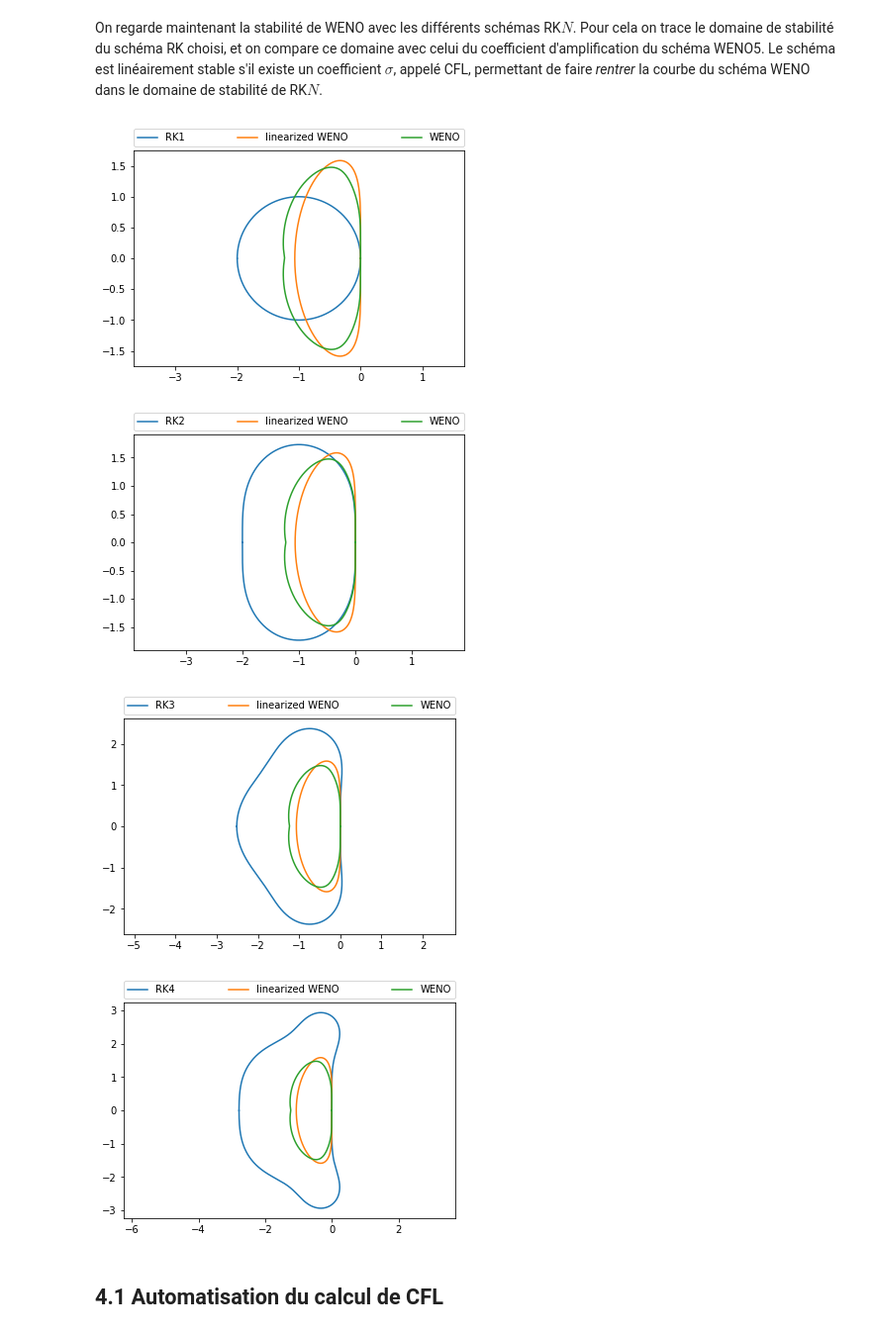
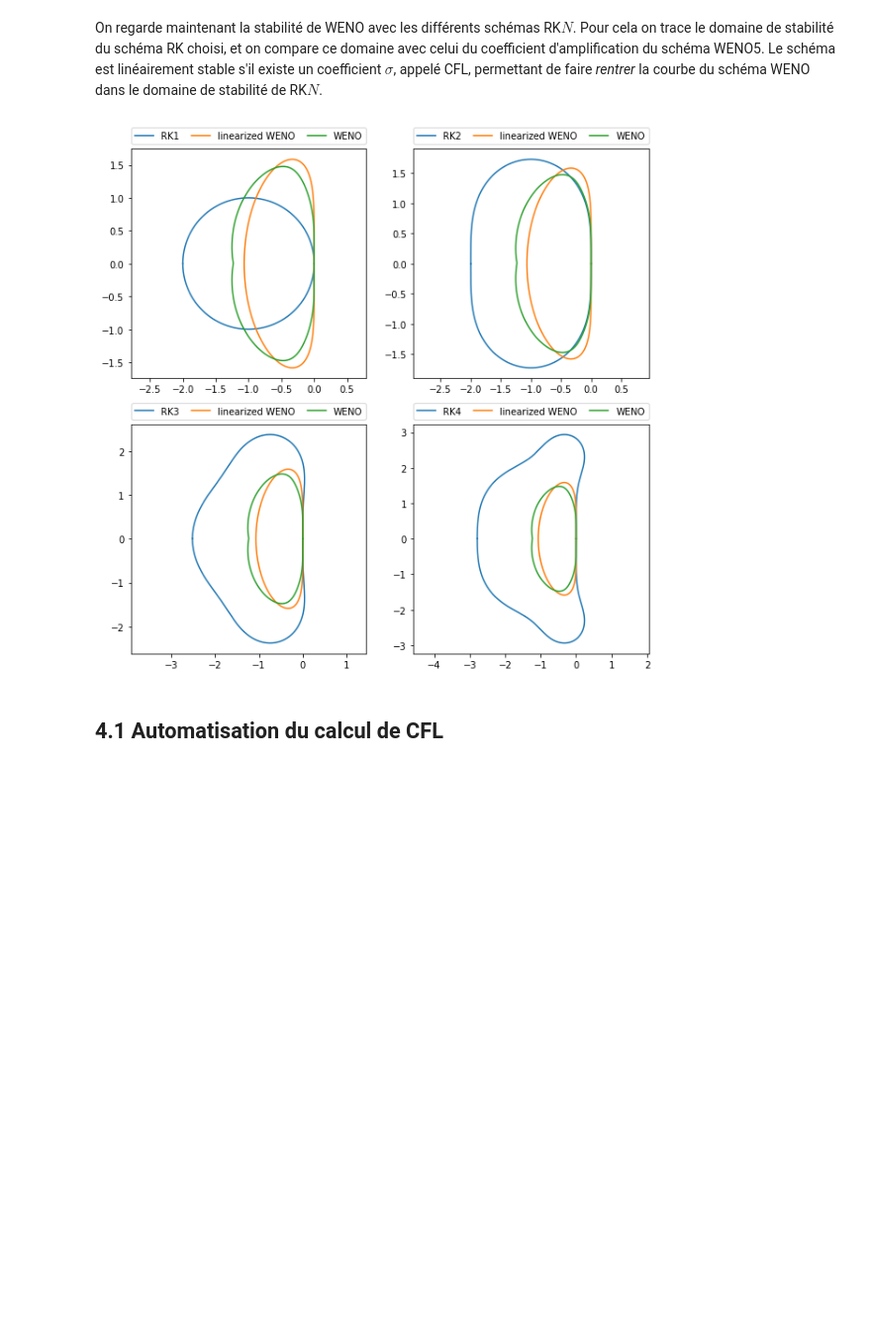
Before and after one commit to kivvix/miMaS, a Jupyter notebook: notebook/cfl.ipynb, the cells around one changed output. Shown at 99% size. Saved outputs shown, nothing was run; the diff lists cells and outputs as text; code cells hidden in the pictures; blank space fills up the shorter version.

```diff
--- a/notebook/cfl.ipynb
+++ b/notebook/cfl.ipynb
@@ -697,10 +698,10 @@ for n in range(1,57,1):
   else:
     msize = 1
   bn = b_poly(p.subs(a,sp.Rational(1,n)))
-  plt.plot(*reim(bn),'.',markersize=msize,label="alpha {}".format(sp.Rational(1,n)))
+  plt.plot(*reim(bn),'.',markersize=msize,label="$\\alpha = {}$".format(sp.latex(sp.Rational(1,n))))
 print()
 plt.plot(*reim(b3),label="ERK SSP(3,3)")
-plt.legend(bbox_to_anchor=(0., 1.02, 1.,.102),loc=3,ncol=5,mode="expand",borderaxespad=0.,markerscale=10)
+plt.legend(bbox_to_anchor=(0., 1.02, 1.,.102),loc=3,ncol=8,mode="expand",borderaxespad=0.,markerscale=10)
 plt.show()
 plt.rcParams['figure.figsize'] = save_figsize
 # %% [output]
@@ -726,13 +727,13 @@ for n in range(1,17,1):
   else:
     msize = 1
   bn = b_poly(p.subs(a,sp.Rational(1,n)))
-  plt.plot(*reim(bn),'.',markersize=msize,label="alpha {}".format(sp.Rational(1,n)))
+  plt.plot(*reim(bn),'.',markersize=msize,label="$\\alpha = {}$".format(sp.latex(sp.Rational(1,n))))
 print()
 
 plt.plot(*reim(b3),label="ERK SSP(3,3)")
 plt.plot(*reim(b2),label="ERK SSP(2,2)")
 
-plt.legend(bbox_to_anchor=(0., 1.02, 1.,.102),loc=4,ncol=5,mode="expand",borderaxespad=0.,markerscale=10)
+plt.legend(bbox_to_anchor=(0., 1.02, 1.,.102),loc=4,ncol=8,mode="expand",borderaxespad=0.,markerscale=10)
 plt.show()
 plt.rcParams['figure.figsize'] = save_figsize
 # %% [output]
@@ -751,7 +752,7 @@ plt.rcParams['figure.figsize'] = [10, 8]
 for n in (3,4,5,7,8):
   print(n,end="\r")
   bn = b_poly(p.subs(a,sp.Rational(1,n)))
-  plt.plot(*reim(bn),'.',markersize=msize,label="alpha {}".format(sp.Rational(1,n)))
+  plt.plot(*reim(bn),'.',markersize=msize,label="$\\alpha = {}$".format(sp.latex(sp.Rational(1,n))))
 print()
 plt.plot(*reim(b3),label="ERK SSP(3,3)")
 plt.legend(bbox_to_anchor=(0., 1.02, 1.,.102),loc=8,ncol=6,mode="expand",borderaxespad=0.,markerscale=10)
@@ -850,11 +851,11 @@ p = poly_RKsn(3)
 for n in (20,22,24,26,28):
   print(n,end="\r")
   bn = b_poly(p.subs(alpha,sp.Rational(1,n)))
-  ax1.plot(*reim(bn),markersize=msize,label="alpha {}".format(sp.Rational(1,n)))
+  ax1.plot(*reim(bn),markersize=msize,label="$\\alpha = {}$".format(sp.latex(sp.Rational(1,n))))
   ax2.plot(*reim(bn),markersize=msize)
 print(alphas[0],end="\r")
 bn = b_poly(p.subs(alpha,alphas[0]))
-ax1.plot(*reim(bn),markersize=msize,label="alpha {}".format(alphas[0]))
+ax1.plot(*reim(bn),markersize=msize,label="$\\alpha = {}$".format(sp.latex(alphas[0])))
 ax2.plot(*reim(bn),markersize=msize)
 print(" "*len(str(alphas[0])))
 
@@ -1023,18 +1025,19 @@ $$\left ( z + 1, \quad \frac{z^{2}}{4} + \frac{z}{2} + 1, \quad \frac{z^{3}}{6}
 # %% [markdown]
 On regarde maintenant la stabilité de WENO avec les différents schémas RK$N$. Pour cela on trace le domaine de stabilité du schéma RK choisi, et on compare ce domaine avec celui du coefficient d'amplification du schéma WENO5. Le schéma est linéairement stable s'il existe un coefficient $\sigma$, appelé CFL, permettant de faire *rentrer* la courbe du schéma WENO dans le domaine de stabilité de RK$N$.
 # %%
+fig, ax = plt.subplots(2,2,figsize=(10,10))
+coords = [(x,y) for x in range(2) for y in range(2)]
+
 for (n,b) in enumerate((b1,b2,b3,b4),start=1):
-  plt.plot(*reim(b),label="RK%i"%n)
-  plt.plot(*reim(-wenol.data_z),label="linearized WENO")
-  plt.plot(*reim(-weno.data),label="WENO")
-  plt.axis('equal')
-  plt.legend(bbox_to_anchor=(0., 1.02, 1.,.102),loc=3,ncol=3,mode="expand",borderaxespad=0.)
-  plt.show()
+  ax[coords[n-1]].plot(*reim(b),label="RK%i"%n)
+  ax[coords[n-1]].plot(*reim(-wenol.data_z),label="linearized WENO")
+  ax[coords[n-1]].plot(*reim(-weno.data),label="WENO")
+  ax[coords[n-1]].axis('equal')
+  ax[coords[n-1]].legend(bbox_to_anchor=(0., 1.02, 1.,.102),loc=3,ncol=3,mode="expand",borderaxespad=0.)
+
+plt.show()
 # %% [output]
-[figure, old version]
+[figure, new version]
-[figure, removed]
-[figure, removed]
-[figure, removed]
 # %% [markdown]
 ## 4.1 Automatisation du calcul de CFL
 # %% [markdown]
```
Also changed, not shown: parts of 14 cells of this notebook.
